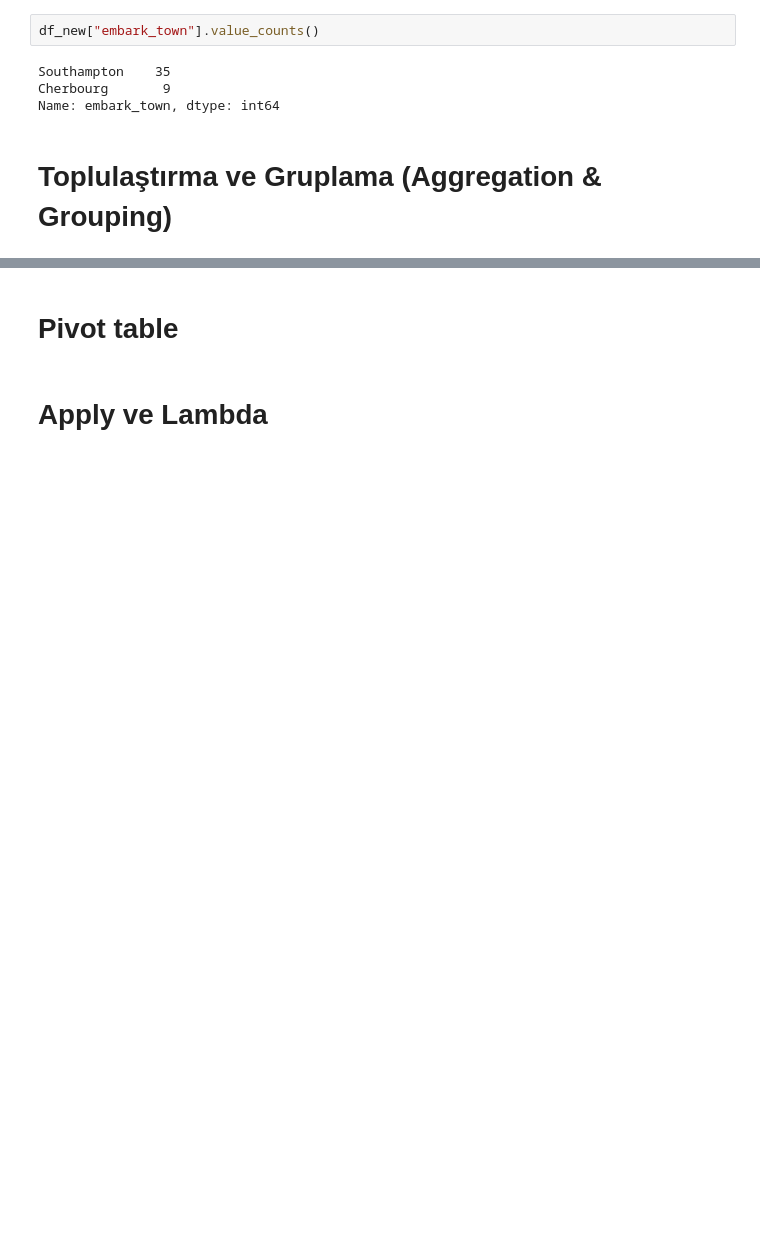
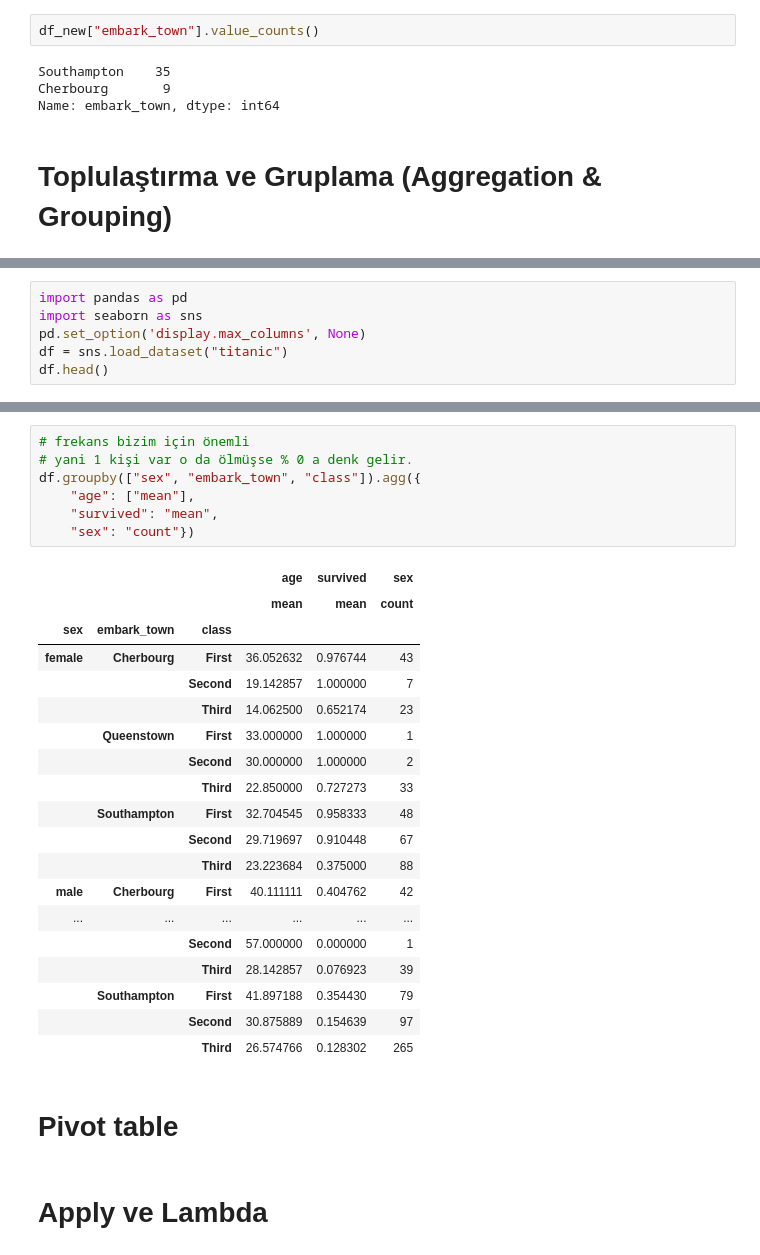
Before and after one commit to omerfarukpala/miuul, a Jupyter notebook: Pandas.ipynb, the cells around one changed output, grey strips where cells are left out. Cells and saved outputs as stored; diff of their text form; blank space fills up the shorter version.

```diff
--- a/Pandas.ipynb
+++ b/Pandas.ipynb
@@ -476,0 +493,6 @@ Name: embark_town, dtype: int64
+# %%
+import pandas as pd
+import seaborn as sns
+pd.set_option('display.max_columns', None)
+df = sns.load_dataset("titanic")
+df.head()
@@ -477,3 +583,30 @@ Name: embark_town, dtype: int64
+# %%
+# frekans bizim için önemli
+# yani 1 kişi var o da ölmüşse % 0 a denk gelir.
+df.groupby(["sex", "embark_town", "class"]).agg({
+    "age": ["mean"],
+    "survived": "mean",
+    "sex": "count"})
+# %% [output]
+|  |  |  | age | survived | sex |
+|  |  |  | mean | mean | count |
+| sex | embark_town | class |  |  |  |
+| female | Cherbourg | First | 36.052632 | 0.976744 | 43 |
+|  |  | Second | 19.142857 | 1.000000 | 7 |
+|  |  | Third | 14.062500 | 0.652174 | 23 |
+|  | Queenstown | First | 33.000000 | 1.000000 | 1 |
+|  |  | Second | 30.000000 | 1.000000 | 2 |
+|  |  | Third | 22.850000 | 0.727273 | 33 |
+|  | Southampton | First | 32.704545 | 0.958333 | 48 |
+|  |  | Second | 29.719697 | 0.910448 | 67 |
+|  |  | Third | 23.223684 | 0.375000 | 88 |
+| male | Cherbourg | First | 40.111111 | 0.404762 | 42 |
+| ... | ... | ... | ... | ... | ... |
+|  |  | Second | 57.000000 | 0.000000 | 1 |
+|  |  | Third | 28.142857 | 0.076923 | 39 |
+|  | Southampton | First | 41.897188 | 0.354430 | 79 |
+|  |  | Second | 30.875889 | 0.154639 | 97 |
+|  |  | Third | 26.574766 | 0.128302 | 265 |
 # %% [markdown]
 # Pivot table
 # %% [markdown]
```
Also changed, not shown: parts of 11 cells of this notebook.
